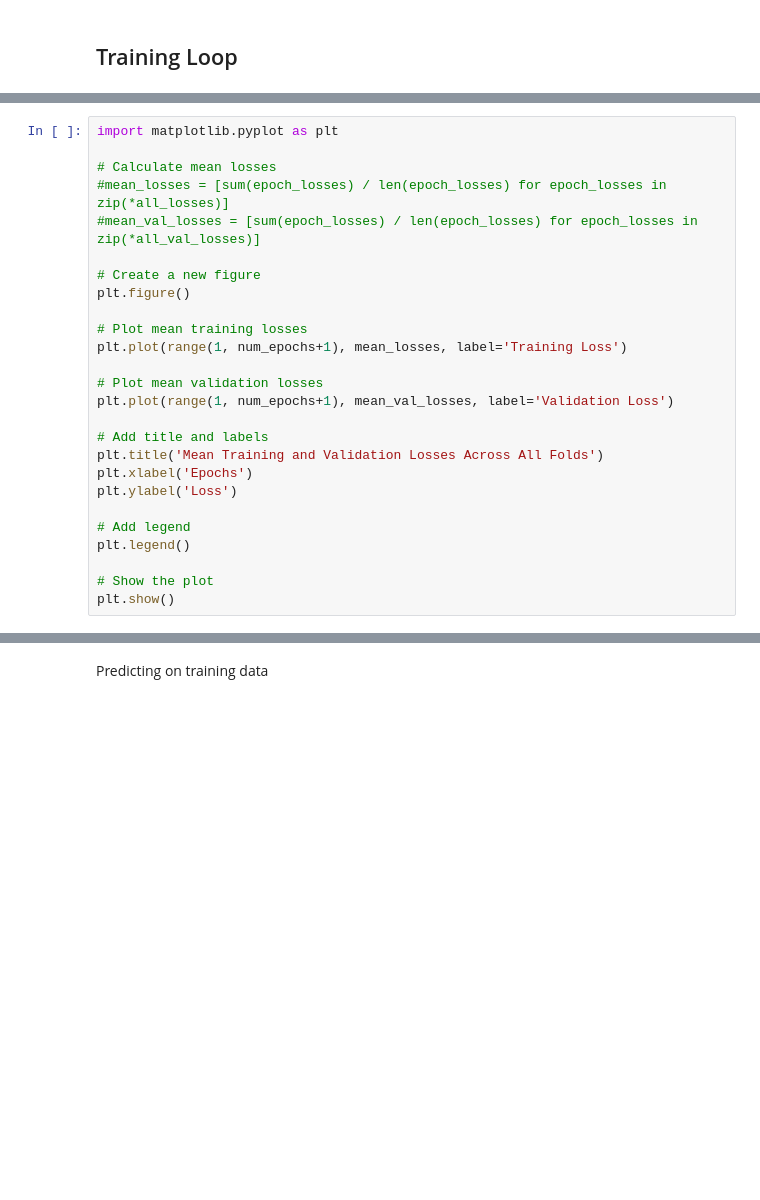
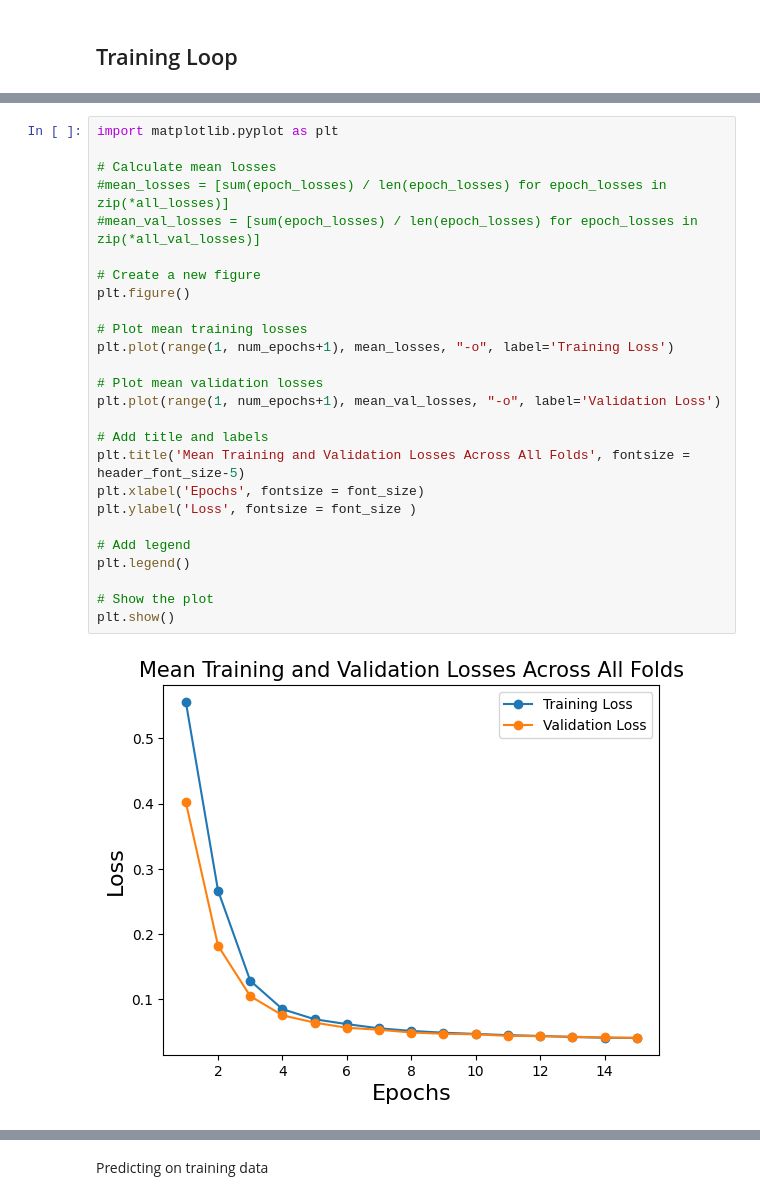
Before and after one commit to uh2000/brown_dwarf_detection, a Jupyter notebook: main.ipynb, the cells around one changed output, grey strips where cells are left out. Cells and saved outputs as stored; diff of their text form; blank space fills up the shorter version.

Commit message:
Added mean metrics plot

```diff
--- a/main.ipynb
+++ b/main.ipynb
@@ -303,29 +347,31 @@ mean_losses.shape, mean_val_losses.shape
 # %%
 import matplotlib.pyplot as plt
 
 # Calculate mean losses
 #mean_losses = [sum(epoch_losses) / len(epoch_losses) for epoch_losses in zip(*all_losses)]
 #mean_val_losses = [sum(epoch_losses) / len(epoch_losses) for epoch_losses in zip(*all_val_losses)]
 
 # Create a new figure
 plt.figure()
 
 # Plot mean training losses
-plt.plot(range(1, num_epochs+1), mean_losses, label='Training Loss')
+plt.plot(range(1, num_epochs+1), mean_losses, "-o", label='Training Loss')
 
 # Plot mean validation losses
-plt.plot(range(1, num_epochs+1), mean_val_losses, label='Validation Loss')
+plt.plot(range(1, num_epochs+1), mean_val_losses, "-o", label='Validation Loss')
 
 # Add title and labels
-plt.title('Mean Training and Validation Losses Across All Folds')
-plt.xlabel('Epochs')
-plt.ylabel('Loss')
+plt.title('Mean Training and Validation Losses Across All Folds', fontsize = header_font_size-5)
+plt.xlabel('Epochs', fontsize = font_size)
+plt.ylabel('Loss', fontsize = font_size )
 
 # Add legend
 plt.legend()
 
 # Show the plot
 plt.show()
+# %% [output]
+[figure, added]
 # %%
 import matplotlib.pyplot as plt
 
```
Also changed, not shown: parts of 15 cells of this notebook.
